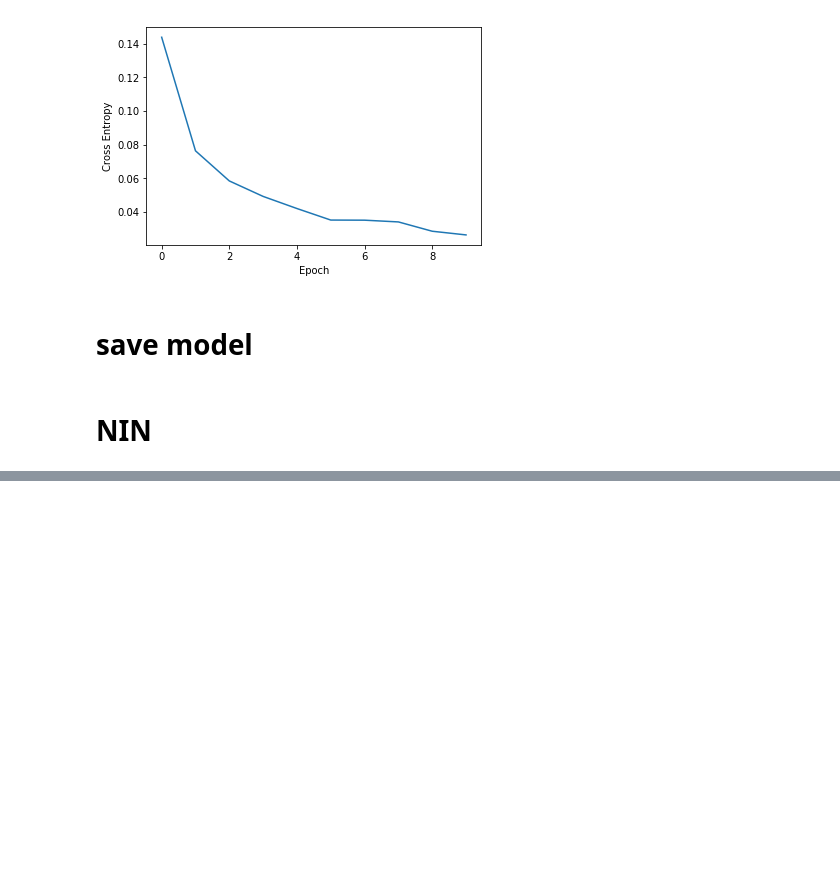
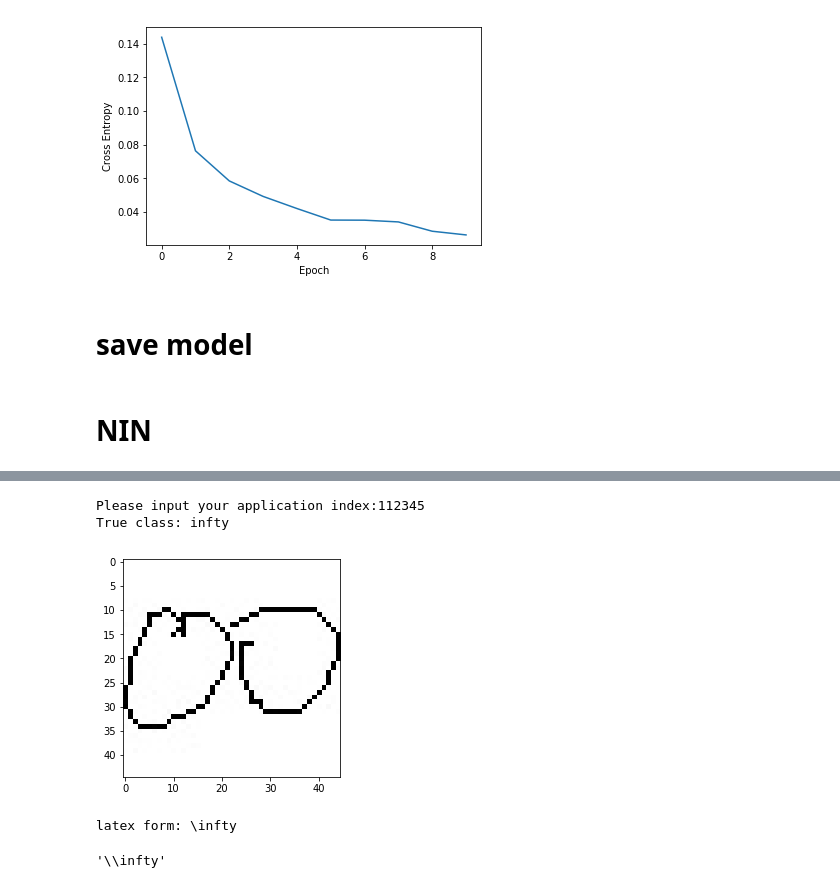
Before and after one commit to yuhanmeng/Math-symbol-recognization, a Jupyter notebook: MYH fulldata.ipynb, the cells around one changed output, grey strips where cells are left out. Saved outputs shown, nothing was run; the diff lists cells and outputs as text; code cells hidden in the pictures; blank space fills up the shorter version.

```diff
--- a/MYH fulldata.ipynb
+++ b/MYH fulldata.ipynb
@@ -964,0 +1010,51 @@ torch.save(model.state_dict(),'./my_model_nin.pt')
+# %%
+def predict2(model, data_loader, device):
+    model.eval()
+    correct_pred, num_examples = 0, 0
+    for i, (features, targets) in enumerate(data_loader):
+
+        features = features.to(device)
+        targets = targets.to(device)
+        logits, probas = model(features)
+        probas_read = pd.Series(probas.tolist()[0])
+        class_label = pd.Series(list(range(NUM_CLASSES)))
+        _, predicted_labels = torch.max(probas, 1)
+
+        return predicted_labels.tolist()[0]
+# %%
+def translate(model):
+    x=int(input("Please input your application index:"))
+    application_index = [x]#94392
+    import glob
+    image_paths = sorted(glob.glob('mathsymbol/*.jpg'))
+    with open('application.csv', mode='w') as app:
+        app_writer = csv.writer(app, delimiter=',', quotechar='"', quoting=csv.QUOTE_MINIMAL)
+        app_writer.writerow(['Filename', 'Class Label'])
+        for image in application_index:
+            app_writer.writerow([image_paths[image].split('/')[1],match_class[image_paths[image].split('/')[1].split('_')[0]]])
+
+    for i in application_index:
+        im_path = image_paths[i]
+        print('True class:', im_path.split('/')[1].split('_')[0])
+        im = Image.open(im_path)
+        plt.imshow(im)
+        plt.show()
+    application_dataset = QuickdrawDataset(csv_path='application.csv',
+                                 img_dir='mathsymbol/',
+                                 transform=custom_transform)
+    application_loader = DataLoader(dataset=application_dataset,
+                          batch_size=1,
+                          shuffle=True,
+                          num_workers=4)
+    print('latex form:',latex_match[predict2(model, application_loader, DEVICE)])
+
+
+    return latex_match[predict2(model, application_loader, DEVICE)]
+# %%
+translate(model)
+# %% [output]
+Please input your application index:112345
+True class: infty
+[figure, added]
+latex form: \infty
+'\\infty'
```
Also changed, not shown: parts of 8 cells of this notebook.
